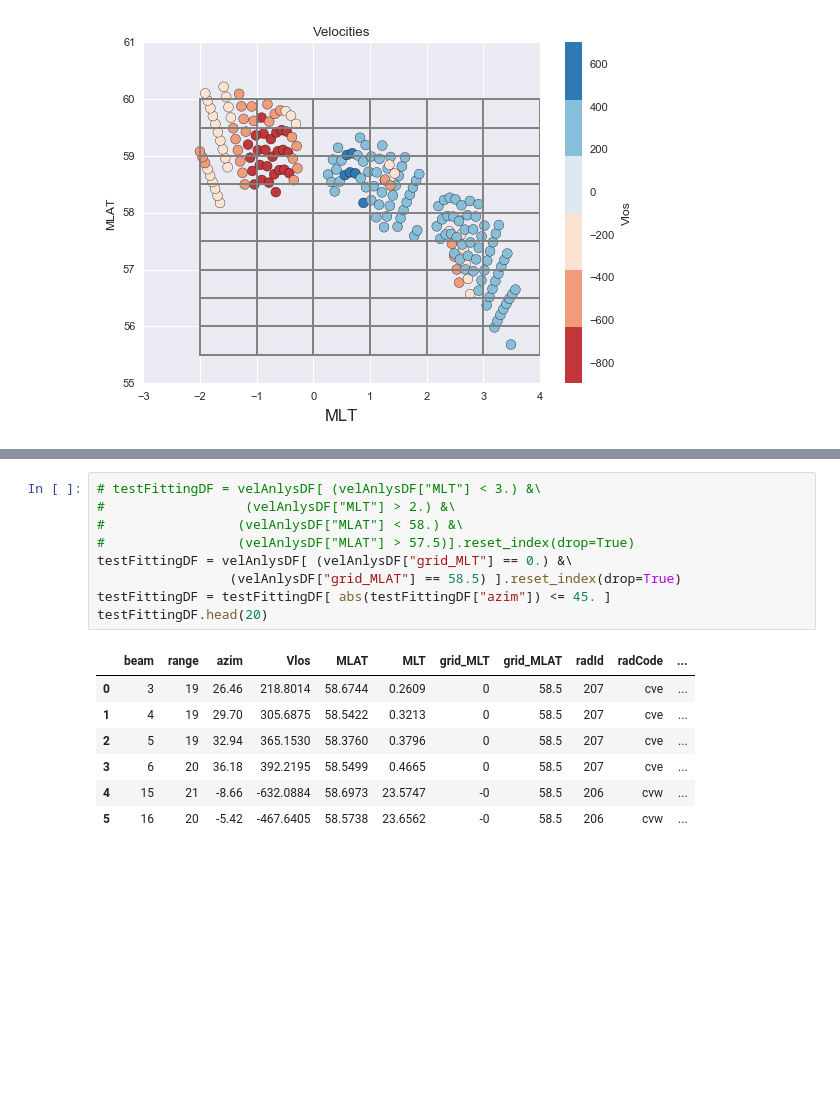
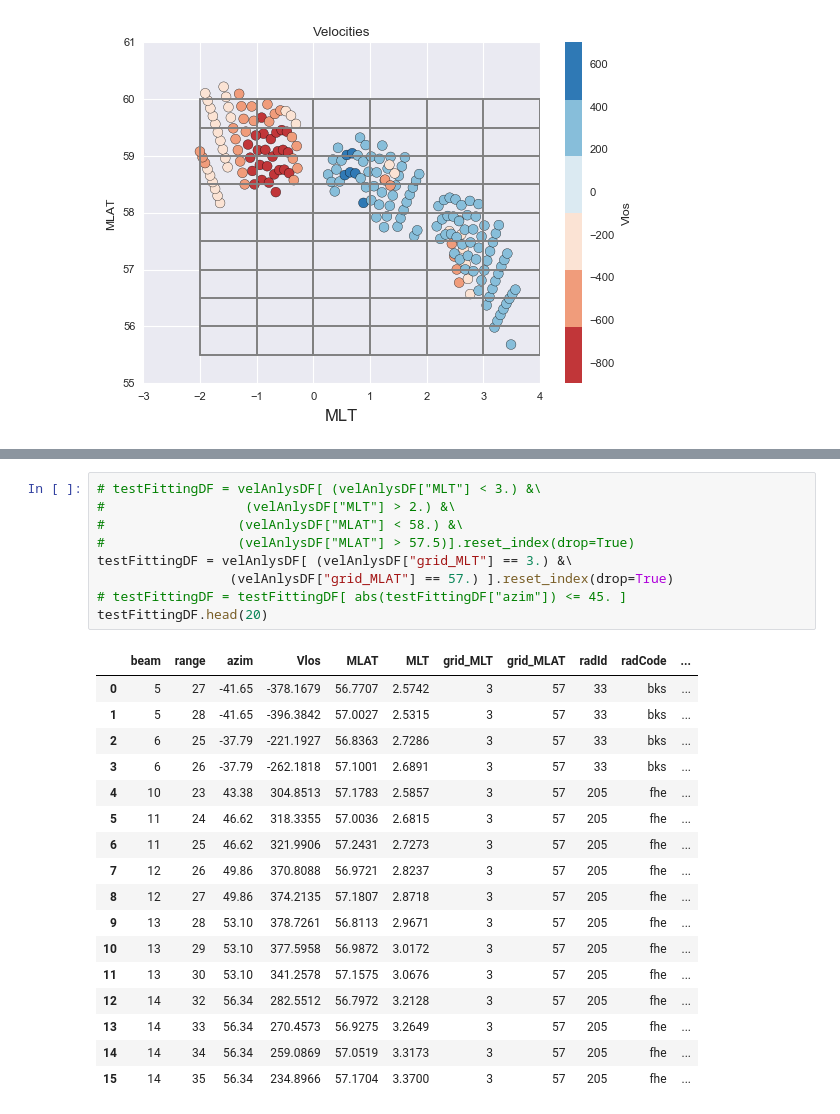
Before and after one commit to bharatreddy/vel-analys, a Jupyter notebook: ipy/saps_vels.ipynb, the cells around one changed output, grey strips where cells are left out. Cells and saved outputs as stored; diff of their text form; blank space fills up the shorter version.

```diff
--- a/ipy/saps_vels.ipynb
+++ b/ipy/saps_vels.ipynb
@@ -226,20 +297,30 @@ ax.get_figure().savefig("../figs/sapsVels-grid.pdf",bbox_inches='tight')
 # %%
 # testFittingDF = velAnlysDF[ (velAnlysDF["MLT"] < 3.) &\
 #                  (velAnlysDF["MLT"] > 2.) &\
 #                 (velAnlysDF["MLAT"] < 58.) &\
 #                 (velAnlysDF["MLAT"] > 57.5)].reset_index(drop=True)
-testFittingDF = velAnlysDF[ (velAnlysDF["grid_MLT"] == 0.) &\
-                 (velAnlysDF["grid_MLAT"] == 58.5) ].reset_index(drop=True)
-testFittingDF = testFittingDF[ abs(testFittingDF["azim"]) <= 45. ]
+testFittingDF = velAnlysDF[ (velAnlysDF["grid_MLT"] == 3.) &\
+                 (velAnlysDF["grid_MLAT"] == 57.) ].reset_index(drop=True)
+# testFittingDF = testFittingDF[ abs(testFittingDF["azim"]) <= 45. ]
 testFittingDF.head(20)
 # %% [output]
 |  | beam | range | azim | Vlos | MLAT | MLT | grid_MLT | grid_MLAT | radId | radCode | ... |
-| 0 | 3 | 19 | 26.46 | 218.8014 | 58.6744 | 0.2609 | 0 | 58.5 | 207 | cve | ... |
-| 1 | 4 | 19 | 29.70 | 305.6875 | 58.5422 | 0.3213 | 0 | 58.5 | 207 | cve | ... |
-| 2 | 5 | 19 | 32.94 | 365.1530 | 58.3760 | 0.3796 | 0 | 58.5 | 207 | cve | ... |
-| 3 | 6 | 20 | 36.18 | 392.2195 | 58.5499 | 0.4665 | 0 | 58.5 | 207 | cve | ... |
-| 4 | 15 | 21 | -8.66 | -632.0884 | 58.6973 | 23.5747 | -0 | 58.5 | 206 | cvw | ... |
-| 5 | 16 | 20 | -5.42 | -467.6405 | 58.5738 | 23.6562 | -0 | 58.5 | 206 | cvw | ... |
+| 0 | 5 | 27 | -41.65 | -378.1679 | 56.7707 | 2.5742 | 3 | 57 | 33 | bks | ... |
+| 1 | 5 | 28 | -41.65 | -396.3842 | 57.0027 | 2.5315 | 3 | 57 | 33 | bks | ... |
+| 2 | 6 | 25 | -37.79 | -221.1927 | 56.8363 | 2.7286 | 3 | 57 | 33 | bks | ... |
+| 3 | 6 | 26 | -37.79 | -262.1818 | 57.1001 | 2.6891 | 3 | 57 | 33 | bks | ... |
+| 4 | 10 | 23 | 43.38 | 304.8513 | 57.1783 | 2.5857 | 3 | 57 | 205 | fhe | ... |
+| 5 | 11 | 24 | 46.62 | 318.3355 | 57.0036 | 2.6815 | 3 | 57 | 205 | fhe | ... |
+| 6 | 11 | 25 | 46.62 | 321.9906 | 57.2431 | 2.7273 | 3 | 57 | 205 | fhe | ... |
+| 7 | 12 | 26 | 49.86 | 370.8088 | 56.9721 | 2.8237 | 3 | 57 | 205 | fhe | ... |
+| 8 | 12 | 27 | 49.86 | 374.2135 | 57.1807 | 2.8718 | 3 | 57 | 205 | fhe | ... |
+| 9 | 13 | 28 | 53.10 | 378.7261 | 56.8113 | 2.9671 | 3 | 57 | 205 | fhe | ... |
+| 10 | 13 | 29 | 53.10 | 377.5958 | 56.9872 | 3.0172 | 3 | 57 | 205 | fhe | ... |
+| 11 | 13 | 30 | 53.10 | 341.2578 | 57.1575 | 3.0676 | 3 | 57 | 205 | fhe | ... |
+| 12 | 14 | 32 | 56.34 | 282.5512 | 56.7972 | 3.2128 | 3 | 57 | 205 | fhe | ... |
+| 13 | 14 | 33 | 56.34 | 270.4573 | 56.9275 | 3.2649 | 3 | 57 | 205 | fhe | ... |
+| 14 | 14 | 34 | 56.34 | 259.0869 | 57.0519 | 3.3173 | 3 | 57 | 205 | fhe | ... |
+| 15 | 14 | 35 | 56.34 | 234.8966 | 57.1704 | 3.3700 | 3 | 57 | 205 | fhe | ... |
 # %%
 #### Fit the data using scipy.optimize ####
 #### Fit the data using scipy.optimize ####
```
Also changed, not shown: parts of 2 cells of this notebook, 2 other files.
